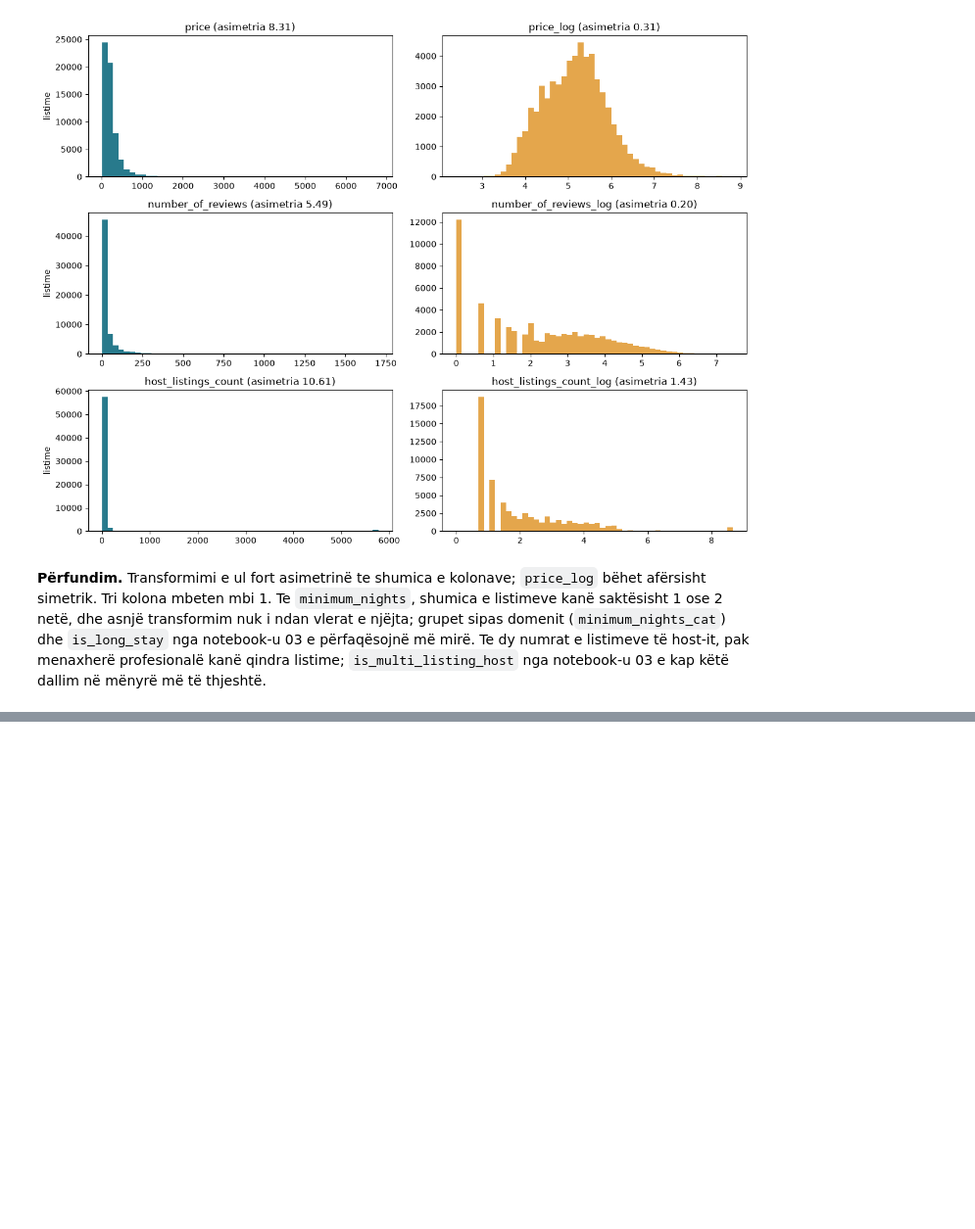
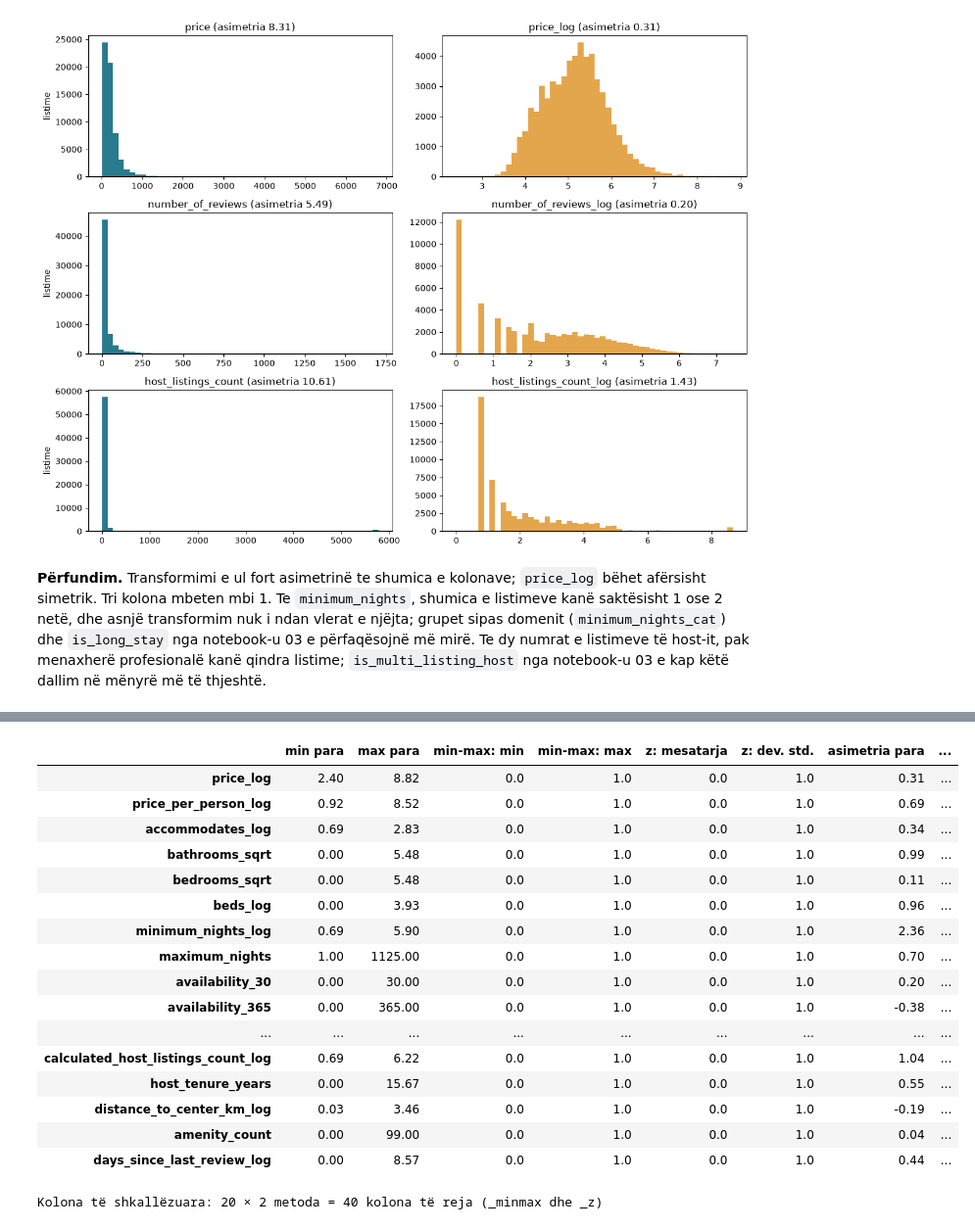
Before and after one commit to yllkeberisha/pvdh_group_10, a Jupyter notebook: notebooks/04_transformimi_dhe_reduktimi.ipynb, the cells around one changed output, grey strips where cells are left out. Shown at 98% size. Cells and saved outputs as stored; diff of their text form; code cells hidden in the pictures; blank space fills up the shorter version.

```diff
--- a/notebooks/04_transformimi_dhe_reduktimi.ipynb
+++ b/notebooks/04_transformimi_dhe_reduktimi.ipynb
@@ -162,0 +174,39 @@ plt.show()
+# %%
+transformed_name = transform_table["kolona e re"].to_dict()
+SCALE_FEATURES = [transformed_name.get(col, col) for col in NUMERIC_FEATURES]
+values = df[SCALE_FEATURES].astype(float)
+
+minmax = (values - values.min()) / (values.max() - values.min())
+zscore = (values - values.mean()) / values.std(ddof=0)
+df[[f"{col}_minmax" for col in SCALE_FEATURES]] = minmax.to_numpy()
+df[[f"{col}_z" for col in SCALE_FEATURES]] = zscore.to_numpy()
+
+scaling_check = pd.DataFrame({
+    "min para": values.min(), "max para": values.max(),
+    "min-max: min": minmax.min(), "min-max: max": minmax.max(),
+    "z: mesatarja": zscore.mean(), "z: dev. std.": zscore.std(ddof=0),
+    "asimetria para": values.skew(), "asimetria pas z": zscore.skew(),
+}).round(2) + 0.0  # + 0.0 shfaq -0.0 si 0.0
+display(scaling_check)
+assert np.allclose(scaling_check[["min-max: min", "z: mesatarja"]], 0) and np.allclose(scaling_check[["min-max: max", "z: dev. std."]], 1)
+assert minmax.isna().sum().equals(values.isna().sum()) and zscore.isna().sum().equals(values.isna().sum()), "Shkallëzimi nuk duhet të krijojë mungesa"
+print(f"Kolona të shkallëzuara: {len(SCALE_FEATURES)} × 2 metoda = {2 * len(SCALE_FEATURES)} kolona të reja (_minmax dhe _z)")
+# %% [output]
+|  | min para | max para | min-max: min | min-max: max | z: mesatarja | z: dev. std. | asimetria para | ... |
+| price_log | 2.40 | 8.82 | 0.0 | 1.0 | 0.0 | 1.0 | 0.31 | ... |
+| price_per_person_log | 0.92 | 8.52 | 0.0 | 1.0 | 0.0 | 1.0 | 0.69 | ... |
+| accommodates_log | 0.69 | 2.83 | 0.0 | 1.0 | 0.0 | 1.0 | 0.34 | ... |
+| bathrooms_sqrt | 0.00 | 5.48 | 0.0 | 1.0 | 0.0 | 1.0 | 0.99 | ... |
+| bedrooms_sqrt | 0.00 | 5.48 | 0.0 | 1.0 | 0.0 | 1.0 | 0.11 | ... |
+| beds_log | 0.00 | 3.93 | 0.0 | 1.0 | 0.0 | 1.0 | 0.96 | ... |
+| minimum_nights_log | 0.69 | 5.90 | 0.0 | 1.0 | 0.0 | 1.0 | 2.36 | ... |
+| maximum_nights | 1.00 | 1125.00 | 0.0 | 1.0 | 0.0 | 1.0 | 0.70 | ... |
+| availability_30 | 0.00 | 30.00 | 0.0 | 1.0 | 0.0 | 1.0 | 0.20 | ... |
+| availability_365 | 0.00 | 365.00 | 0.0 | 1.0 | 0.0 | 1.0 | -0.38 | ... |
+| ... | ... | ... | ... | ... | ... | ... | ... | ... |
+| calculated_host_listings_count_log | 0.69 | 6.22 | 0.0 | 1.0 | 0.0 | 1.0 | 1.04 | ... |
+| host_tenure_years | 0.00 | 15.67 | 0.0 | 1.0 | 0.0 | 1.0 | 0.55 | ... |
+| distance_to_center_km_log | 0.03 | 3.46 | 0.0 | 1.0 | 0.0 | 1.0 | -0.19 | ... |
+| amenity_count | 0.00 | 99.00 | 0.0 | 1.0 | 0.0 | 1.0 | 0.04 | ... |
+| days_since_last_review_log | 0.00 | 8.57 | 0.0 | 1.0 | 0.0 | 1.0 | 0.44 | ... |
+Kolona të shkallëzuara: 20 × 2 metoda = 40 kolona të reja (_minmax dhe _z)
```
Also changed, not shown: parts of 3 cells of this notebook.
